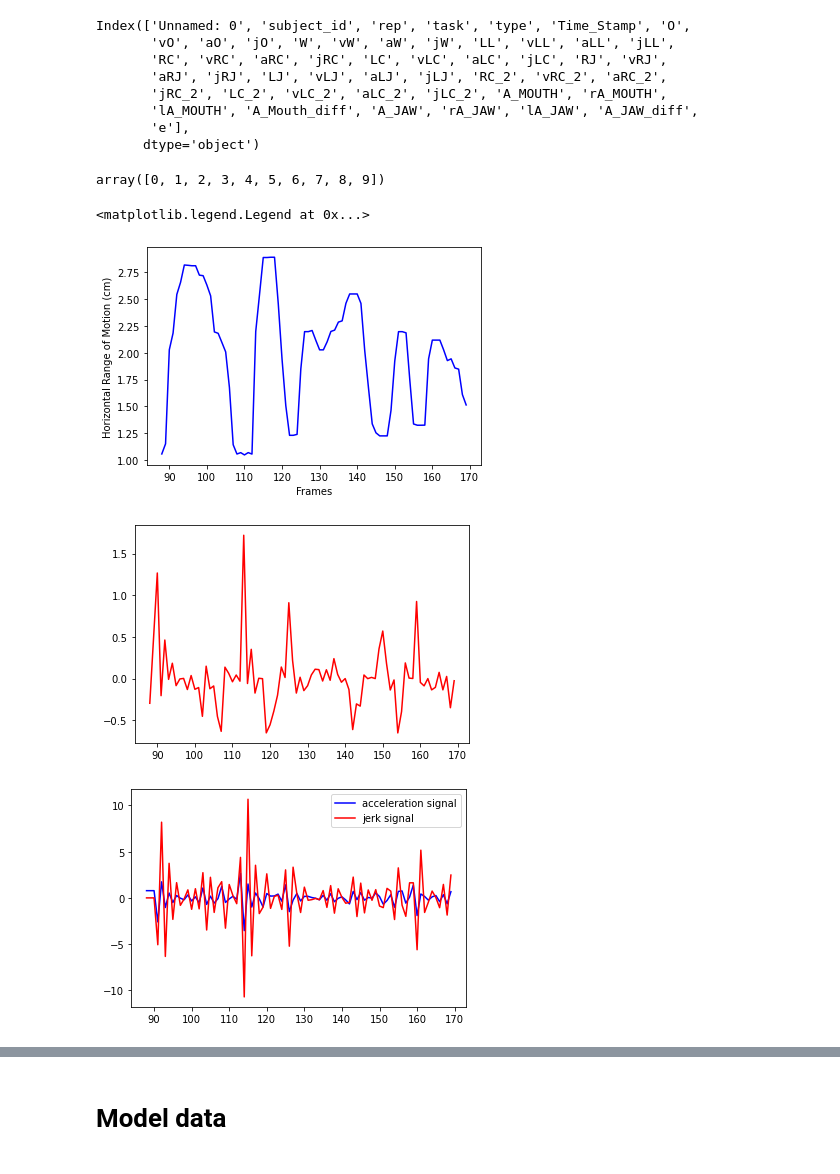
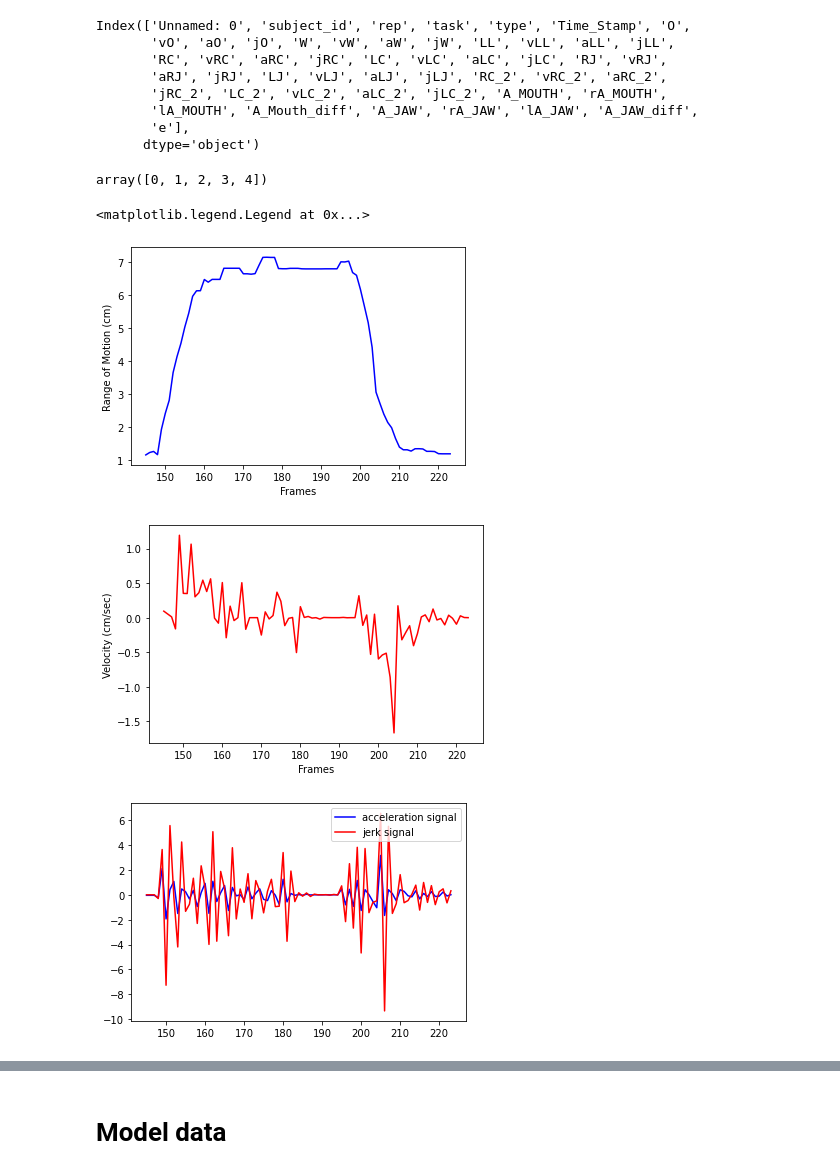
Before and after one commit to denizjafari/ClinicalScore, a Jupyter notebook: FeatureEngTesting.ipynb, the cells around one changed output, grey strips where cells are left out. Saved outputs shown, nothing was run; the diff lists cells and outputs as text; code cells hidden in the pictures.

```diff
--- a/FeatureEngTesting.ipynb
+++ b/FeatureEngTesting.ipynb
@@ -60,11 +60,12 @@ def cleaning_video_df(DF):
 task video file
 Rest video file for normalization
 # %%
-input_csv_features = r"/Users/denizjafari/documents/CODE/ClinicalScore/ClinicalScore/results/TEST/orofacial_signals_metric_output_BBP_NORMAL.csv"
-
-input_csv_landmarks = r"/Users/denizjafari/documents/CODE/ClinicalScore/FaceData_/video_data/ALS/old/A001/landmarks_finetuned_w15/A001_02_BBP_NORMAL_landmarksFiltered.csv"
+input_csv_features = r"/Users/denizjafari/documents/CODE/ClinicalScore/ClinicalScore/results/TEST/orofacial_features_metric_output_NSM_OPEN.csv"
+input_csv_signals = r"/Users/denizjafari/documents/CODE/ClinicalScore/ClinicalScore/results/TEST/orofacial_signals_metric_output_NSM_OPEN.csv"
+input_csv_landmarks = r"/Users/denizjafari/documents/CODE/ClinicalScore/FaceData_/video_data/ALS/old/A001/landmarks_finetuned_w15/A001_02_NSM_OPEN_landmarksFiltered.csv"
 
 df_f = pd.read_csv(input_csv_features)
+df_s = pd.read_csv(input_csv_signals)
 df_l = pd.read_csv(input_csv_landmarks)
 df_f.head()
 # %% [output]
@@ -195,40 +206,40 @@ Index(['Unnamed: 0', 'subject_id', 'rep', 'task', 'type', 'Time_Stamp', 'O',
        'e'],
       dtype='object')
 # %%
-df_f['rep'].unique()
+df_s['rep'].unique()
 # %% [output]
-array([0, 1, 2, 3, 4, 5, 6, 7, 8, 9])
+array([0, 1, 2, 3, 4])
 # %%
 # Plot the reps of a specific feature
 # As well as the time derivatives
 
 feature = 'O'
 
 # REP can be between 0 to 9
-rep = 1
+rep = 2
 
 
 #for rep in df_f['rep'].unique():
-rep_f = df_f.loc[df_f['rep']==rep]
+rep_f = df_s.loc[df_s['rep']==rep]
 plt.figure()
 plt.plot(rep_f[feature],'b')
 plt.xlabel('Frames')
 plt.ylabel('Range of Motion (cm)')
 
 
 plt.figure()
 vf = "v" + feature
 af = "a" + feature
 jf = 'j'+ feature
 plt.plot(rep_f[vf],'r')
 plt.xlabel('Frames')
 plt.ylabel('Velocity (cm/sec)')
 plt.figure()
 plt.plot(rep_f[af],'b', label='acceleration signal')
 plt.plot(rep_f[jf],'r',label='jerk signal')
 plt.legend(loc="upper right")
 # %% [output]
 <matplotlib.legend.Legend at 0x...>
-[figure, old version]
+[figure, new version]
-[figure, old version]
+[figure, new version]
-[figure, old version]
+[figure, new version]
```
Also changed, not shown: parts of 7 cells of this notebook, 3 other files.
